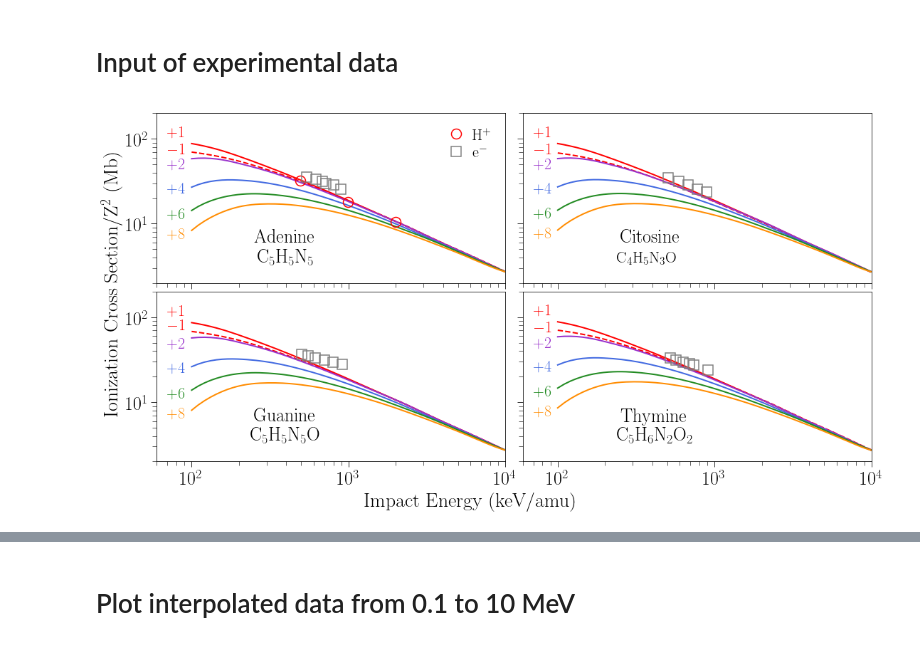
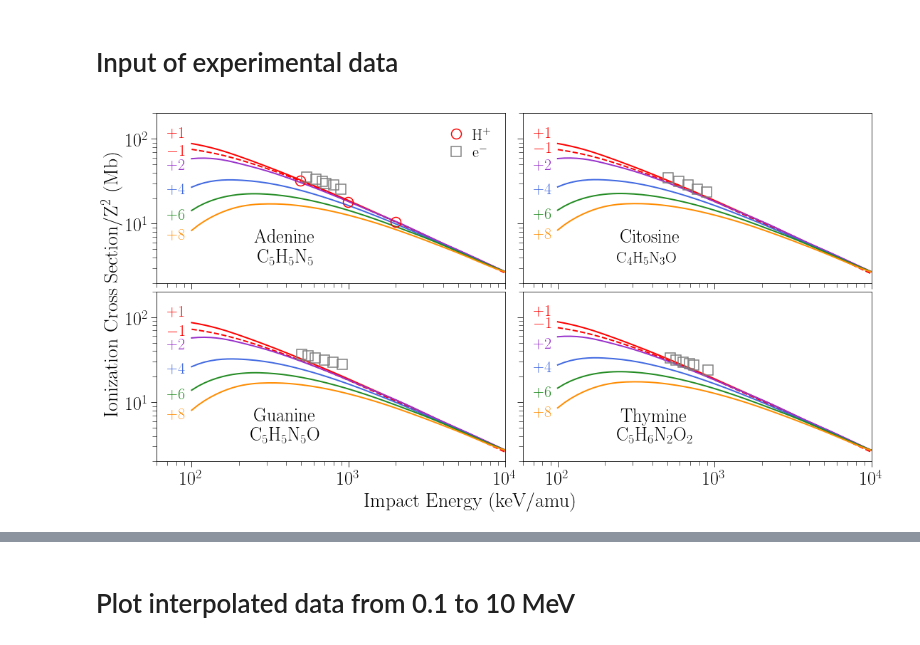
Before and after one commit to xiaogaogaoxiao/ionmol_stoi, a Jupyter notebook: figuras/graphs/molscaling.ipynb, the cells around one changed output, grey strips where cells are left out. Saved outputs shown, nothing was run; the diff lists cells and outputs as text; code cells hidden in the pictures.

```diff
--- a/figuras/graphs/molscaling.ipynb
+++ b/figuras/graphs/molscaling.ipynb
@@ -276,2 +295,8 @@ APS1=pd.read_csv(folder+"AP/AP_CDW_adn_NV.dat",sep=' ',delimiter='\s+',header='i
 # %%
-if APS1['ENERGY'][0]==100: APS1['ENERGY']=np.sqrt(APS1['ENERGY']/25.)
+if APS1['ENERGY'][0]==25:
+    APS1['ENERGY']=np.sqrt(APS1['ENERGY']/25.)
+if APS3['ENERGY'][0]==25:
+    APS3['ENERGY']=np.sqrt(APS3['ENERGY']/25.)
+
+head_APS1=list(APS1.columns.values)
+head_APS3=list(APS3.columns.values)
@@ -280,3 +302,0 @@ head_APS1=list(APS1.columns.values)
-# %%
-for i in head_APS1[1:]:
-    APS1[i]=APS1[i]/10.
@@ -283,6 +321,6 @@ for i in head_APS1[1:]:
 # %%
 APS1int=[]
-APS1int=interp_XS(APS1,'ENERGY','URACILO','cubic')
+APS1int=interp_XS(APS1,'ENERGY','SLURACILO','cubic')
 for i in head_APS1[2:]:
     dum1=interp_XS(APS1,'ENERGY',i,'cubic')
     APS1int[i]=dum1[i]
@@ -342,7 +380,7 @@ plt.rc('font', family='serif')
 ### ADENINA ###
 ax1 = plt.subplot(221)
 plt.plot(convkeV(PS1int['ENERGY'][ie100:]),PS1int['SLADENINA'][ie100:]*convMb,co_p,linewidth=2,label=r'H$^{+}$')
-plt.plot(convkeV(APS1int['ENERGY']),APS1int['ADENINA']*convMb*0.8,co_ap,linestyle='--',linewidth=2,label=r'$\bar{p}$')
+plt.plot(convkeV(APS1int['ENERGY'][ie100:]),APS1int['SLADENINA'][ie100:]*convMb*0.75,co_ap,linestyle='--',linewidth=2,label=r'$\bar{p}$')
 plt.plot(convkeV(HeS1int['ENERGY'][ie100:]),HeS1int['SLADENINA'][ie100:]*convMb/2**2,co_he,linewidth=2,label=r'He$^{+2}$')
 plt.plot(convkeV(BeS1int['ENERGY'][ie100:]),BeS1int['SLADENINA'][ie100:]*convMb/4**2,co_be,linewidth=2,label=r'Be$^{+4}$')
 plt.plot(convkeV(CS1int['ENERGY'][ie100:]),CS1int['SLADENINA'][ie100:]*convMb/6**2,co_c,linewidth=2,label=r'C$^{+6}$')
@@ -355,7 +393,7 @@ ax1.legend([Ap,Ae],['H$^{+}$','e$^{-}$'],loc='best',fontsize=22,handletextpad=0.
 plt.text(xtext, ytext, 'Adenine',fontsize=26)
 plt.text(xtext*1.05, ytext*0.55, r'C$_5$H$_5$N$_5$',fontsize=26)
 plt.text(70, PS1int['SLADENINA'][ie100]*convMb*1.2, r'$+1$',color=co_p,fontsize=22)
-plt.text(70, APS1int['ADENINA'][0]*convMb*0.8, r'$-1$',color=co_p,fontsize=22)
+plt.text(70, APS1int['SLADENINA'][0]*convMb*0.8, r'$-1$',color=co_p,fontsize=22)
 plt.text(70, HeS1int['SLADENINA'][ie100]*convMb*0.75/2**2, r'$+2$',color=co_he,fontsize=22)
 plt.text(70, BeS1int['SLADENINA'][ie100]*convMb*0.85/4**2, r'$+4$',color=co_be,fontsize=22)
 plt.text(70, CS1int['SLADENINA'][ie100]*convMb*0.8/6**2, r'$+6$',color=co_c,fontsize=22)
@@ -371,7 +409,7 @@ plt.xscale('log')
 ### CITOSINA ###
 ax2 = plt.subplot(222)
 plt.plot(convkeV(PS1int['ENERGY'][ie100:]),PS1int['SLCITOSINA'][ie100:]*convMb,co_p,linewidth=2, label='_nolegend_')
-plt.plot(convkeV(APS1int['ENERGY']),APS1int['CITOSINA']*convMb*0.95,co_ap,linestyle='--',linewidth=2,label=r'$\bar{p}$')
+plt.plot(convkeV(APS1int['ENERGY'][ie100:]),APS1int['SLCITOSINA'][ie100:]*convMb*0.7,co_ap,linestyle='--',linewidth=2,label=r'$\bar{p}$')
 plt.plot(convkeV(HeS1int['ENERGY'][ie100:]),HeS1int['SLCITOSINA'][ie100:]*convMb/2**2,co_he,linewidth=2, label='_nolegend_')
 plt.plot(convkeV(BeS1int['ENERGY'][ie100:]),BeS1int['SLCITOSINA'][ie100:]*convMb/4**2,co_be,linewidth=2, label='_nolegend_')
 plt.plot(convkeV(CS1int['ENERGY'][ie100:]),CS1int['SLCITOSINA'][ie100:]*convMb/6**2,co_c,linewidth=2, label='_nolegend_')
@@ -381,7 +419,7 @@ plt.plot(C_e['Ep'][iCe:],C_e['CS'][iCe:]/37*100,color='tab:gray',marker='s',mark
 plt.text(xtext, ytext, 'Citosine',fontsize=26)
 plt.text(xtext*0.95, ytext*0.55, r'C$_4$H$_5$N$_3$O',fontsize=22)
 plt.text(70, PS1int['SLCITOSINA'][ie100]*convMb*1.2, r'$+1$',color=co_p,fontsize=22)
-plt.text(70, APS1int['ADENINA'][0]*convMb*0.8, r'$-1$',color=co_p,fontsize=22)
+plt.text(70, APS1int['SLCITOSINA'][0]*convMb*0.8, r'$-1$',color=co_p,fontsize=22)
 plt.text(70, HeS1int['SLCITOSINA'][ie100]*convMb*0.75/2**2, r'$+2$',color=co_he,fontsize=22)
 plt.text(70, BeS1int['SLCITOSINA'][ie100]*convMb*0.85/4**2, r'$+4$',color=co_be,fontsize=22)
 plt.text(70, CS1int['SLCITOSINA'][ie100]*convMb*0.8/6**2, r'$+6$',color=co_c,fontsize=22)
@@ -396,7 +434,7 @@ plt.xscale('log')
 ### GUANINA ###
 ax3 = plt.subplot(223)
 plt.plot(convkeV(PS1int['ENERGY'][ie100:]),PS1int['SLGUANINA'][ie100:]*convMb,co_p,linewidth=2, label='_nolegend_')
-plt.plot(convkeV(APS1int['ENERGY']),APS1int['GUANINA']*convMb*0.73,co_ap,linestyle='--',linewidth=2,label=r'$\bar{p}$')
+plt.plot(convkeV(APS1int['ENERGY'][ie100:]),APS1int['SLGUANINA'][ie100:]*convMb*0.75,co_ap,linestyle='--',linewidth=2,label=r'$\bar{p}$')
 plt.plot(convkeV(HeS1int['ENERGY'][ie100:]),HeS1int['SLGUANINA'][ie100:]*convMb/2**2,co_he,linewidth=2, label='_nolegend_')
 plt.plot(convkeV(BeS1int['ENERGY'][ie100:]),BeS1int['SLGUANINA'][ie100:]*convMb/4**2,co_be,linewidth=2, label='_nolegend_')
 plt.plot(convkeV(CS1int['ENERGY'][ie100:]),CS1int['SLGUANINA'][ie100:]*convMb/6**2,co_c,linewidth=2, label='_nolegend_')
@@ -406,7 +444,7 @@ plt.plot(G_e['Ep'][0:iGe],G_e['CS'][0:iGe]/49*100,color='tab:gray',marker='s',ma
 plt.text(xtext, ytext, 'Guanine',fontsize=26)
 plt.text(xtext*0.95, ytext*0.55, r'C$_5$H$_5$N$_5$O',fontsize=26)
 plt.text(70, PS1int['SLGUANINA'][ie100]*convMb*1.2, r'$+1$',color=co_p,fontsize=22)
-plt.text(70, APS1int['GUANINA'][0]*convMb*0.8, r'$-1$',color=co_p,fontsize=22)
+plt.text(70, APS1int['SLGUANINA'][0]*convMb*0.8, r'$-1$',color=co_p,fontsize=22)
 plt.text(70, HeS1int['SLGUANINA'][ie100]*convMb*0.75/2**2, r'$+2$',color=co_he,fontsize=22)
 plt.text(70, BeS1int['SLGUANINA'][ie100]*convMb*0.85/4**2, r'$+4$',color=co_be,fontsize=22)
 plt.text(70, CS1int['SLGUANINA'][ie100]*convMb*0.8/6**2, r'$+6$',color=co_c,fontsize=22)
@@ -421,34 +459,34 @@ plt.xscale('log')
 ### TIMINA ###
 ax4 = plt.subplot(224)
 plt.plot(convkeV(PS1int['ENERGY'][ie100:]),PS1int['SLTIMINA'][ie100:]*convMb,co_p,linewidth=2, label='_nolegend_')
-plt.plot(convkeV(APS1int['ENERGY']),APS1int['TIMINA']*convMb*0.86,co_ap,linestyle='--',linewidth=2,label=r'$\bar{p}$')
+plt.plot(convkeV(APS1int['ENERGY'][ie100:]),APS1int['SLTIMINA'][ie100:]*convMb*0.69,co_ap,linestyle='--',linewidth=2,label=r'$\bar{p}$')
 plt.plot(convkeV(HeS1int['ENERGY'][ie100:]),HeS1int['SLTIMINA'][ie100:]*convMb/2**2,co_he,linewidth=2, label='_nolegend_')
 plt.plot(convkeV(BeS1int['ENERGY'][ie100:]),BeS1int['SLTIMINA'][ie100:]*convMb/4**2,co_be,linewidth=2, label='_nolegend_')
 plt.plot(convkeV(CS1int['ENERGY'][ie100:]),CS1int['SLTIMINA'][ie100:]*convMb/6**2,co_c,linewidth=2, label='_nolegend_')
 plt.plot(convkeV(OS1int['ENERGY'][ie100:]),OS1int['SLTIMINA'][ie100:]*convMb/8**2,co_o,linewidth=2, label='_nolegend_')
 # experimentos #
 plt.plot(T_e['Ep'][0:iTe],T_e['CS'][0:iTe]/42*100,color='tab:gray',marker='s',markersize=14,markeredgewidth=1.5,markerfacecolor='none',markevery=4,linestyle=' ',label='e')
 plt.xlabel("Impact Energy (keV/amu)", fontsize=28,labelpad=5,position=(-0.15,0))
 plt.text(xtext, ytext, 'Thymine',fontsize=26)
 plt.text(xtext*0.95, ytext*0.55, r'C$_5$H$_6$N$_2$O$_2$',fontsize=26)
 plt.text(70, PS1int['SLTIMINA'][ie100]*convMb*1.2, r'$+1$',color=co_p,fontsize=22)
-plt.text(70, APS1int['TIMINA'][0]*convMb*0.85, r'$-1$',color=co_p,fontsize=22)
+plt.text(70, APS1int['SLTIMINA'][0]*convMb*0.85, r'$-1$',color=co_p,fontsize=22)
 plt.text(70, HeS1int['SLTIMINA'][ie100]*convMb*0.75/2**2, r'$+2$',color=co_he,fontsize=22)
 plt.text(70, BeS1int['SLTIMINA'][ie100]*convMb*0.85/4**2, r'$+4$',color=co_be,fontsize=22)
 plt.text(70, CS1int['SLTIMINA'][ie100]*convMb*0.8/6**2, r'$+6$',color=co_c,fontsize=22)
 plt.text(70, OS1int['SLTIMINA'][ie100]*convMb*0.8/8**2, r'$+8$',color=co_o,fontsize=22)
 ax4.tick_params(which='major', labelsize=26,length=8);
 ax4.tick_params(which='minor', length=6)
 plt.xlim(xmin,xmax)
 plt.ylim(ymin,ymax)
 plt.yscale('log')
 plt.xscale('log')
 
 for ax in fig.get_axes():
     ax.label_outer()
 fig.subplots_adjust(hspace=0.05, wspace=0.05)
 
 plt.savefig('../adn1.eps')
 plt.show()
 # %% [output]
-[figure, old version]
+[figure, new version]
```
Also changed, not shown: parts of 18 cells of this notebook, 43 other files.
